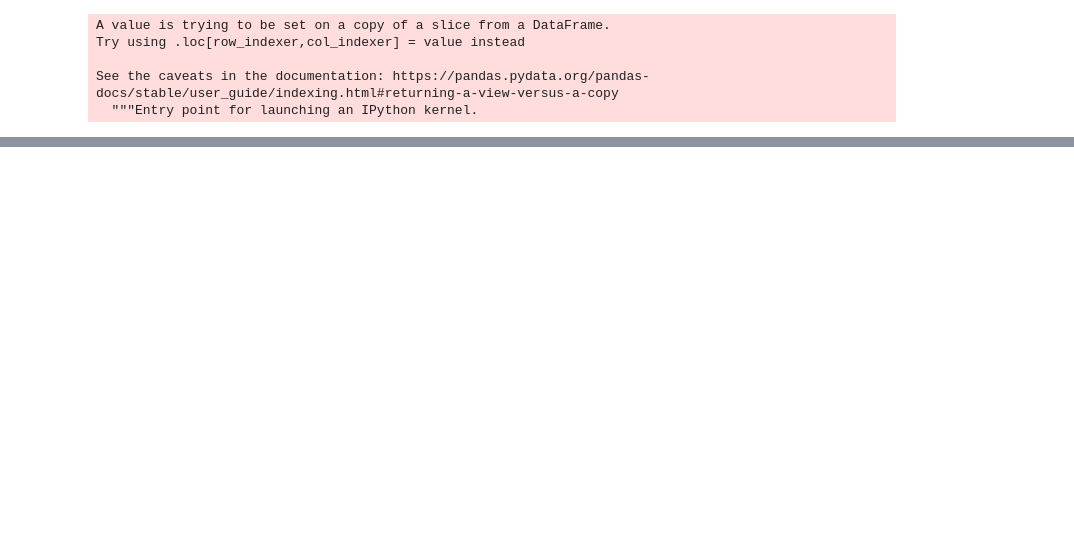
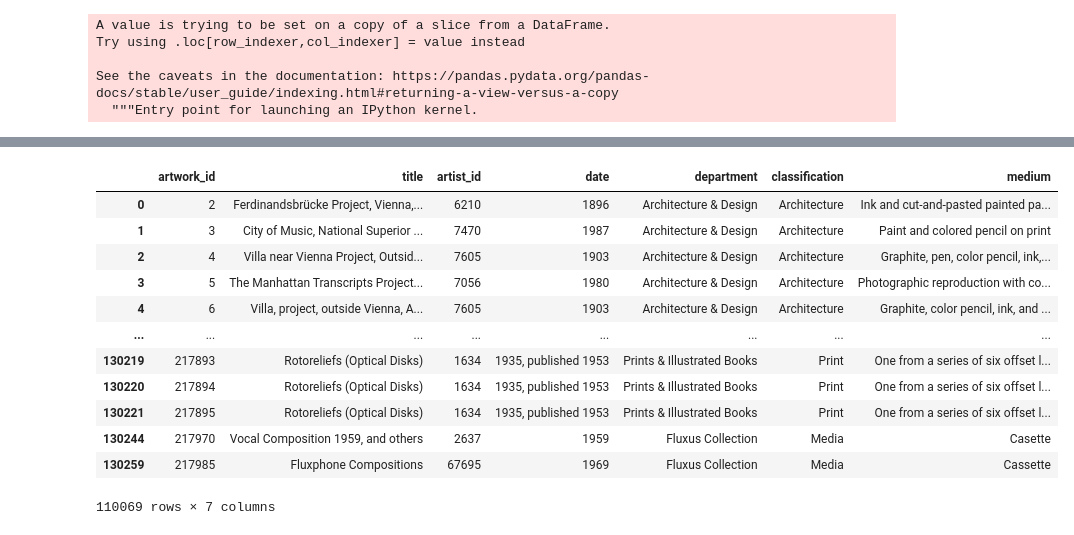
Before and after one commit to hills072/ETL-Project, a Jupyter notebook: ArtHistoryData.ipynb, the cells around one changed output, grey strips where cells are left out. Cells and saved outputs as stored; diff of their text form; code cells hidden in the pictures; blank space fills up the shorter version.

```diff
--- a/ArtHistoryData.ipynb
+++ b/ArtHistoryData.ipynb
@@ -262,0 +232,16 @@ art_Final = artworks_df_final.rename(columns = {"Title":"title", "Artist ID": "a
+# %%
+art_Final
+# %% [output]
+|  | artwork_id | title | artist_id | date | department | classification | medium |
+| 0 | 2 | Ferdinandsbrücke Project, Vienna,... | 6210 | 1896 | Architecture & Design | Architecture | Ink and cut-and-pasted painted pa... |
+| 1 | 3 | City of Music, National Superior ... | 7470 | 1987 | Architecture & Design | Architecture | Paint and colored pencil on print |
+| 2 | 4 | Villa near Vienna Project, Outsid... | 7605 | 1903 | Architecture & Design | Architecture | Graphite, pen, color pencil, ink,... |
+| 3 | 5 | The Manhattan Transcripts Project... | 7056 | 1980 | Architecture & Design | Architecture | Photographic reproduction with co... |
+| 4 | 6 | Villa, project, outside Vienna, A... | 7605 | 1903 | Architecture & Design | Architecture | Graphite, color pencil, ink, and ... |
+| ... | ... | ... | ... | ... | ... | ... | ... |
+| 130219 | 217893 | Rotoreliefs (Optical Disks) | 1634 | 1935, published 1953 | Prints & Illustrated Books | Print | One from a series of six offset l... |
+| 130220 | 217894 | Rotoreliefs (Optical Disks) | 1634 | 1935, published 1953 | Prints & Illustrated Books | Print | One from a series of six offset l... |
+| 130221 | 217895 | Rotoreliefs (Optical Disks) | 1634 | 1935, published 1953 | Prints & Illustrated Books | Print | One from a series of six offset l... |
+| 130244 | 217970 | Vocal Composition 1959, and others | 2637 | 1959 | Fluxus Collection | Media | Casette |
+| 130259 | 217985 | Fluxphone Compositions | 67695 | 1969 | Fluxus Collection | Media | Cassette |
+110069 rows × 7 columns
```
Also changed, not shown: parts of 12 cells of this notebook.
